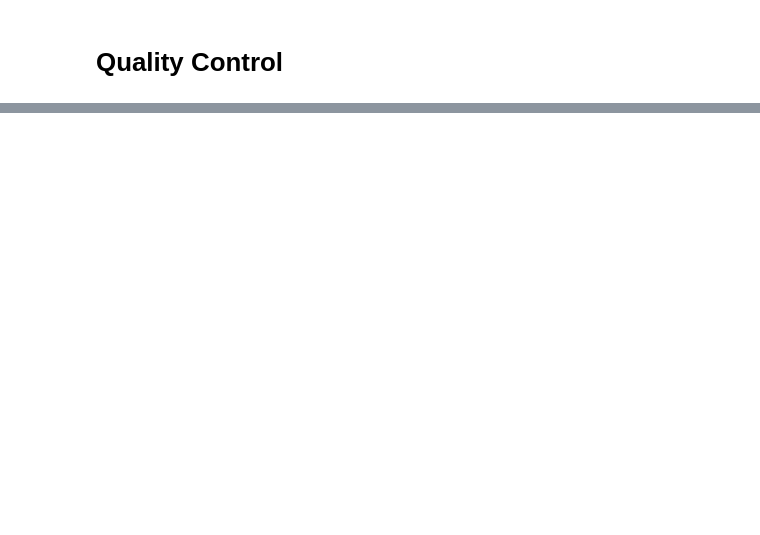
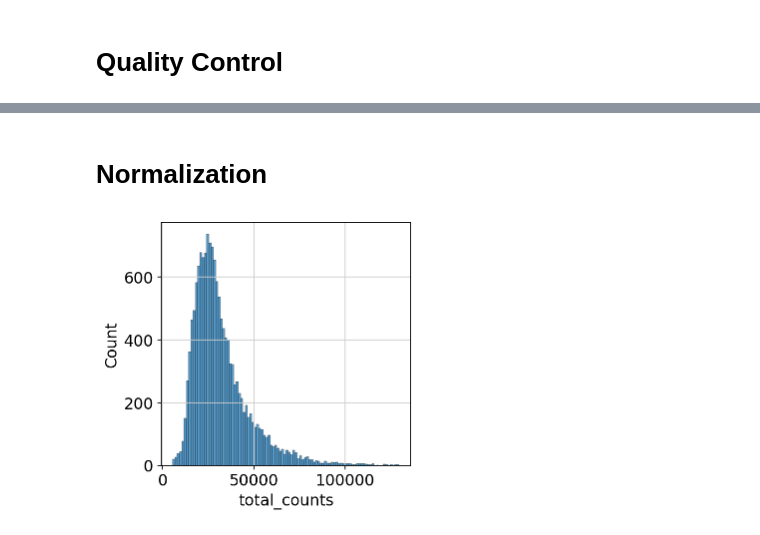
Before and after one commit to brocklab/clusterCleaver-analysis, a Jupyter notebook: notebooks/process10x.ipynb, the cells around one changed output, grey strips where cells are left out. Saved outputs shown, nothing was run; the diff lists cells and outputs as text; code cells hidden in the pictures; blank space fills up the shorter version.

```diff
--- a/notebooks/process10x.ipynb
+++ b/notebooks/process10x.ipynb
@@ -73,2 +102,10 @@ p1 = sc.pl.scatter(adata, "total_counts", "n_genes_by_counts", color="pct_counts
 # %%
 adata.write_h5ad('../data/h5ads/jostner-qc.h5ad')
+# %% [markdown]
+# Normalization
+# %%
+adata = sc.read_h5ad('../data/h5ads/jostner-qc.h5ad')
+# %%
+p1 = sns.histplot(adata.obs["total_counts"], bins=100, kde=False)
+# %% [output]
+[figure, added]
```
Also changed, not shown: parts of 20 cells of this notebook.
